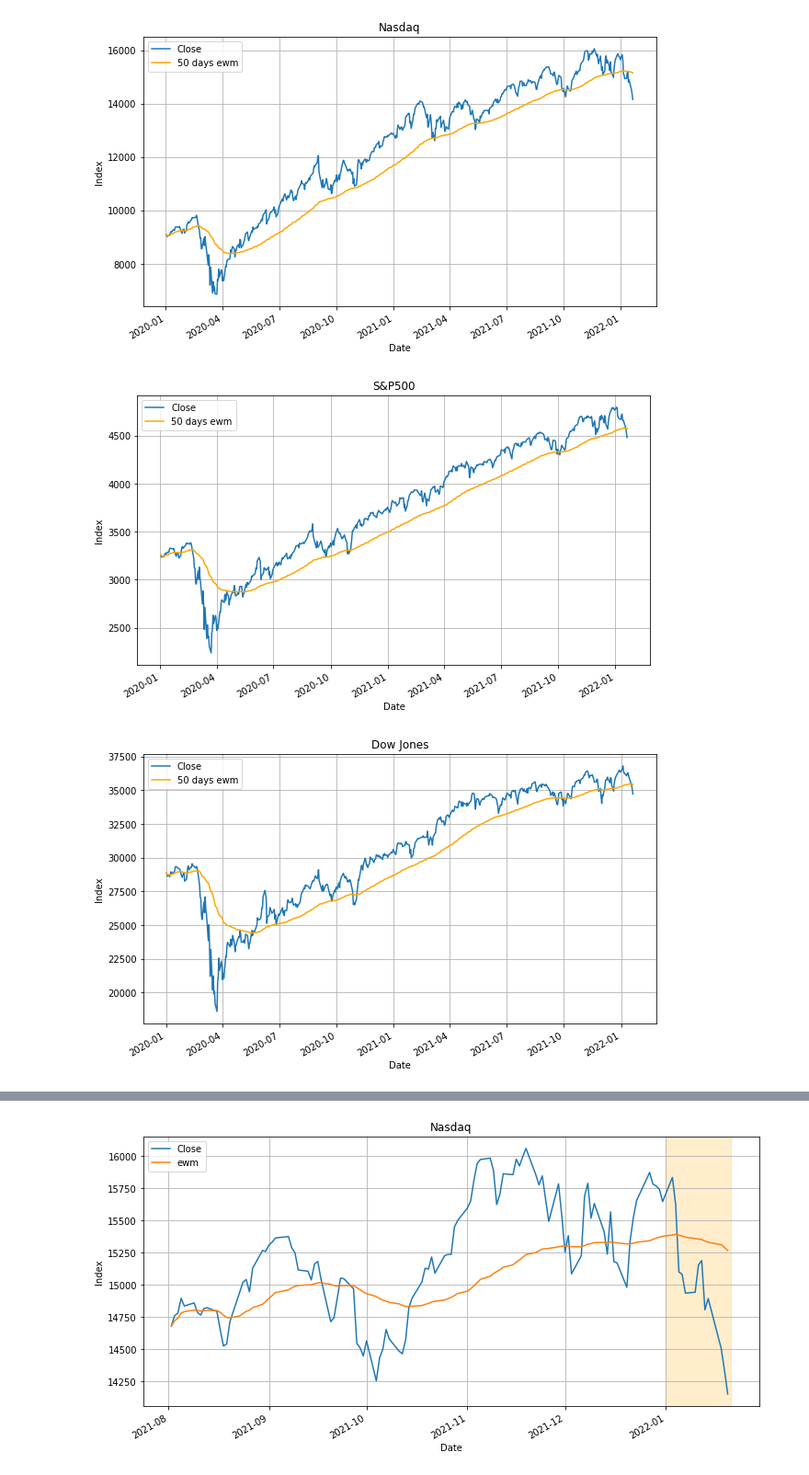
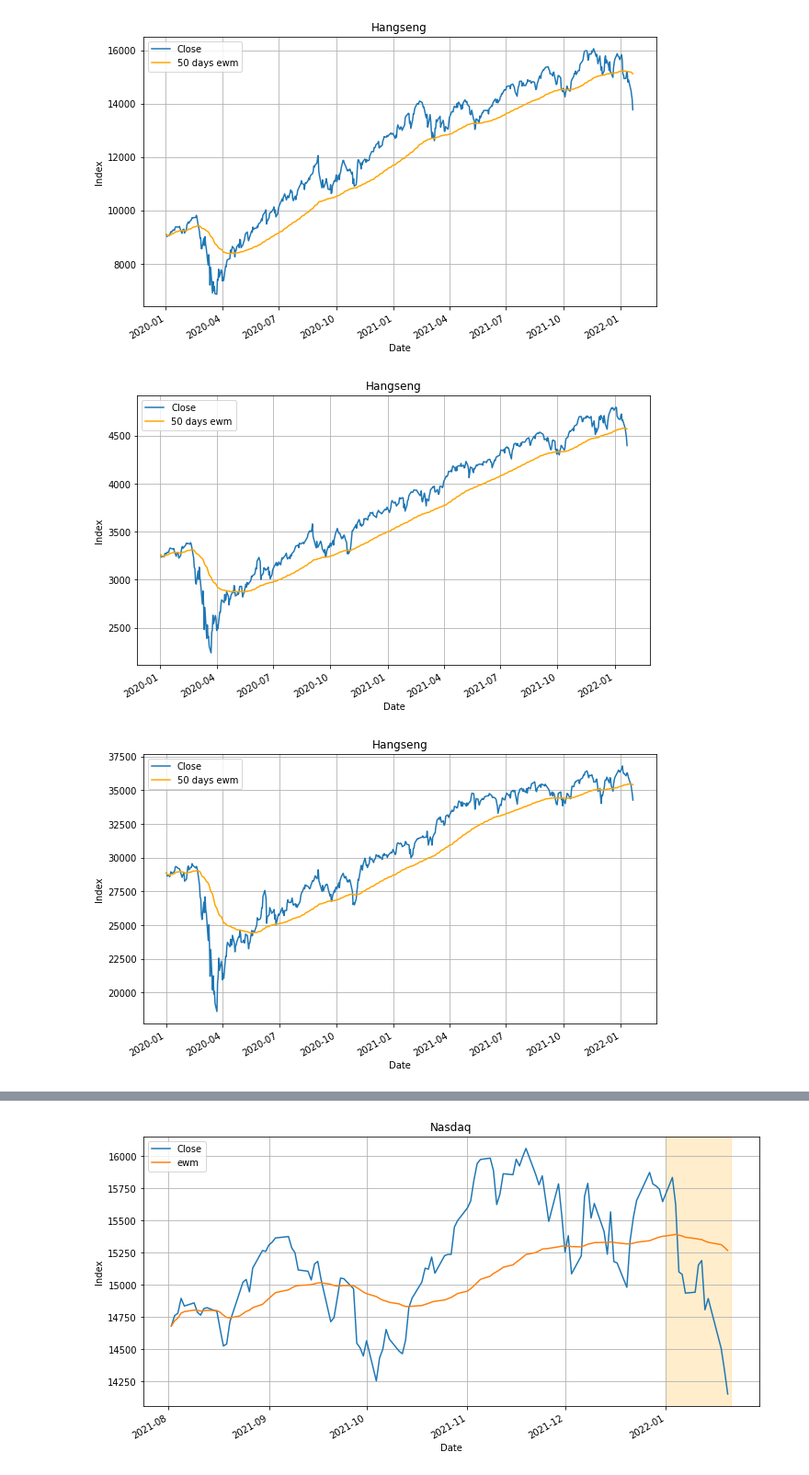
Before and after one commit to kimdesok/FinanceDataReader, a Jupyter notebook: MarketIndexTrends.ipynb, the cells around one changed output, grey strips where cells are left out. Shown at 92% size. Drawn from its saved outputs; the diff is of its cells as text; code cells hidden in the pictures.

Commit message:
changed the for loop argument with the dictitionary item class

```diff
--- a/MarketIndexTrends.ipynb
+++ b/MarketIndexTrends.ipynb
@@ -26,23 +43,22 @@ Successfully installed finance-dataReader-0.5.0
 # %%
-import FinanceDataReader as fdr
 import matplotlib.pyplot as plt
 
 market_list = {'Nasdaq':'IXIC','S&P500':'US500', 'Dow Jones':'DJI', 'KOSPI':'KS11', 'KOSDAQ':'KQ11', 'CSI 300': 'CSI300', 'Hangseng':'HSI'	}
 
-for index in market_list :
-  df = fdr.DataReader(market_list[index], start='2020', data_source='fred')
+for name, code in market_list.items() :
+  df = fdr.DataReader(code, start='2020', data_source='fred')
   #df.info()
 
   plt.figure(figsize=(10, 6))
   h0 = df['Close'].plot()
   Roll_Exponentional_Mean = df['Close'].ewm(50, min_periods=1).mean()
   h1 = Roll_Exponentional_Mean.plot(color='orange', label='50 days ewm')
   plt.ylabel('Index')
   plt.title(index)
   plt.legend()
   plt.grid(True)
   plt.show()
 # %% [output]
-[figure, old version]
+[figure, new version]
-[figure, old version]
+[figure, new version]
 [figure]
```
Also changed, not shown: parts of 3 cells of this notebook.
